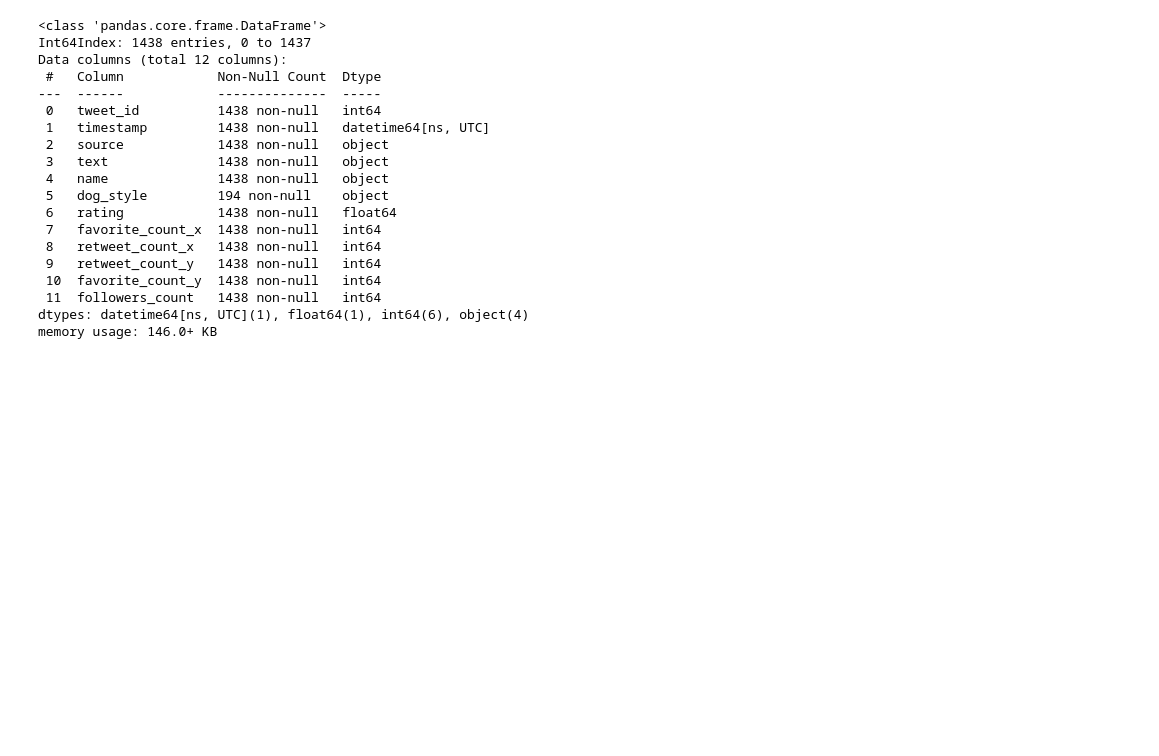
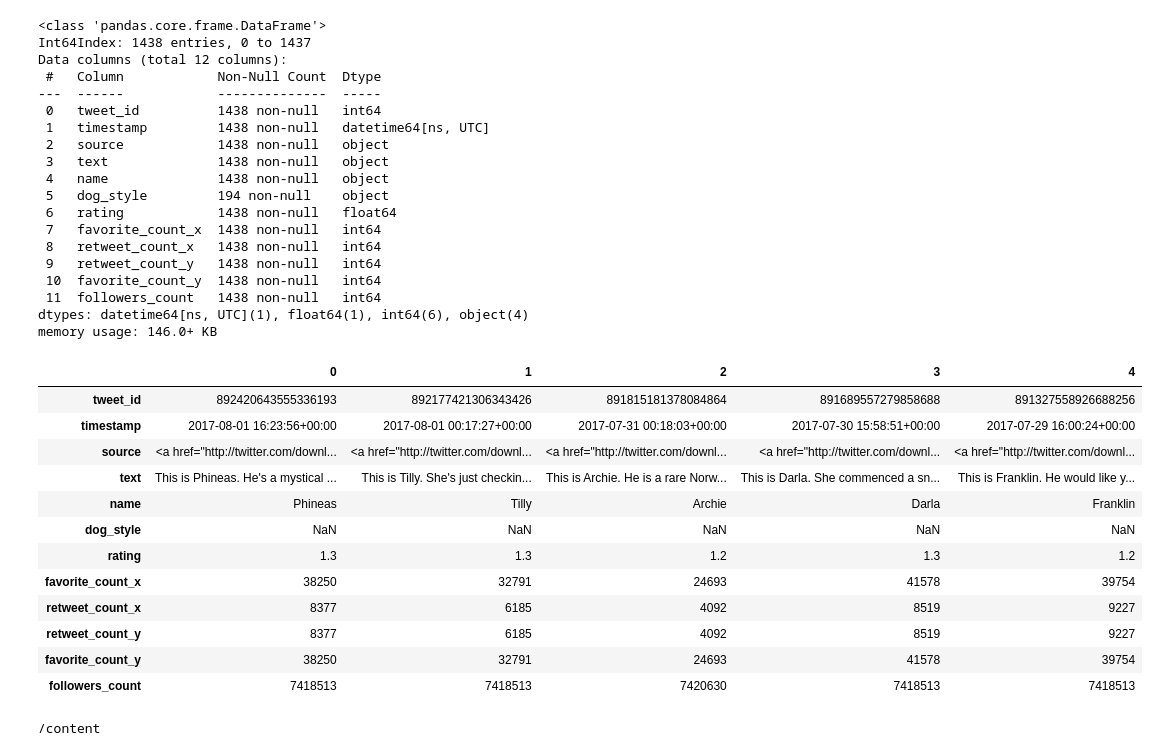
Before and after one commit to georgeemiL787/Data-Wrangling-Report-, a Jupyter notebook: Data Wrangling Report..ipynb, the cells around one changed output. Saved outputs shown, nothing was run; the diff lists cells and outputs as text; code cells hidden in the pictures; blank space fills up the shorter version.

```diff
--- a/Data Wrangling Report.ipynb
+++ b/Data Wrangling Report..ipynb
@@ -4,15 +4,6 @@ import numpy as np
 import datetime
 import json
 import time
-# %%
-pd.set_option('display.max_colwidth', -1)
-pd.set_option('display.max_columns', None)
-def print_full(x):
-    pd.set_option('display.max_rows', len(x))
-    pd.set_option('display.max_columns', None)
-    pd.set_option('display.width', 2000)
-    pd.set_option('display.float_format', '{:20,.2f}'.format)
-    pd.set_option('display.max_colwidth', -1)
 # %%
 df_arch = pd.read_csv('twitter-archive-enhanced.csv')
 # %%
@@ -481,3 +474,27 @@ Data columns (total 12 columns):
  11  followers_count   1438 non-null   int64
 dtypes: datetime64[ns, UTC](1), float64(1), int64(6), object(4)
 memory usage: 146.0+ KB
+# %%
+df_merged.head().T
+# %% [output]
+|  | 0 | 1 | 2 | 3 | 4 |
+| tweet_id | 892420643555336193 | 892177421306343426 | 891815181378084864 | 891689557279858688 | 891327558926688256 |
+| timestamp | 2017-08-01 16:23:56+00:00 | 2017-08-01 00:17:27+00:00 | 2017-07-31 00:18:03+00:00 | 2017-07-30 15:58:51+00:00 | 2017-07-29 16:00:24+00:00 |
+| source | <a href="http://twitter.com/downl... | <a href="http://twitter.com/downl... | <a href="http://twitter.com/downl... | <a href="http://twitter.com/downl... | <a href="http://twitter.com/downl... |
+| text | This is Phineas. He's a mystical ... | This is Tilly. She's just checkin... | This is Archie. He is a rare Norw... | This is Darla. She commenced a sn... | This is Franklin. He would like y... |
+| name | Phineas | Tilly | Archie | Darla | Franklin |
+| dog_style | NaN | NaN | NaN | NaN | NaN |
+| rating | 1.3 | 1.3 | 1.2 | 1.3 | 1.2 |
+| favorite_count_x | 38250 | 32791 | 24693 | 41578 | 39754 |
+| retweet_count_x | 8377 | 6185 | 4092 | 8519 | 9227 |
+| retweet_count_y | 8377 | 6185 | 4092 | 8519 | 9227 |
+| favorite_count_y | 38250 | 32791 | 24693 | 41578 | 39754 |
+| followers_count | 7418513 | 7418513 | 7420630 | 7418513 | 7418513 |
+# %%
+import os
+
+# Get the current working directory
+current_dir = os.getcwd()
+print(current_dir)
+# %% [output]
+/content
```
Also changed, not shown: parts of 1 cell of this notebook.
